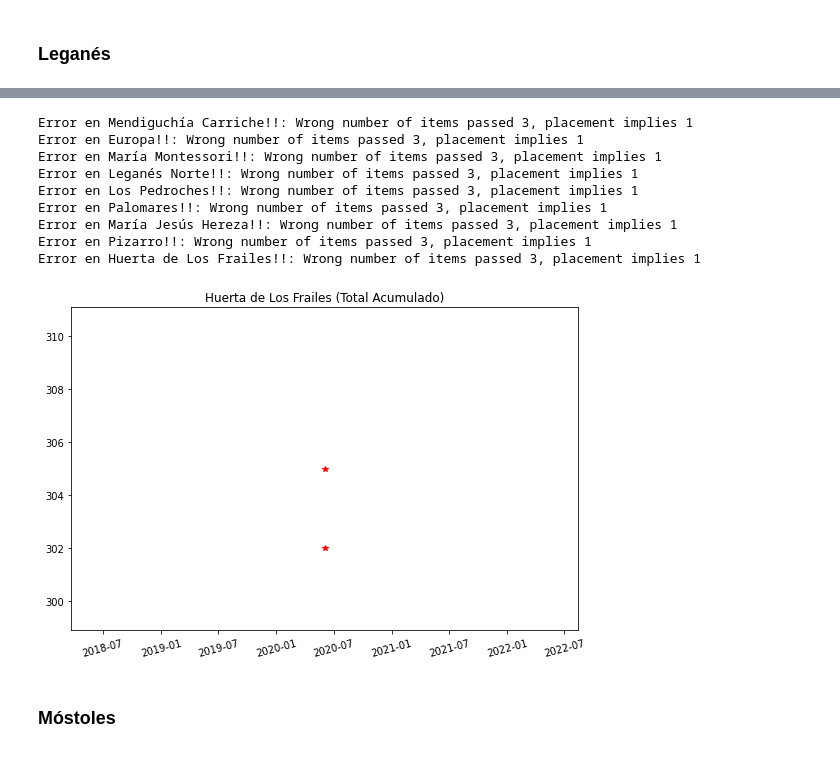
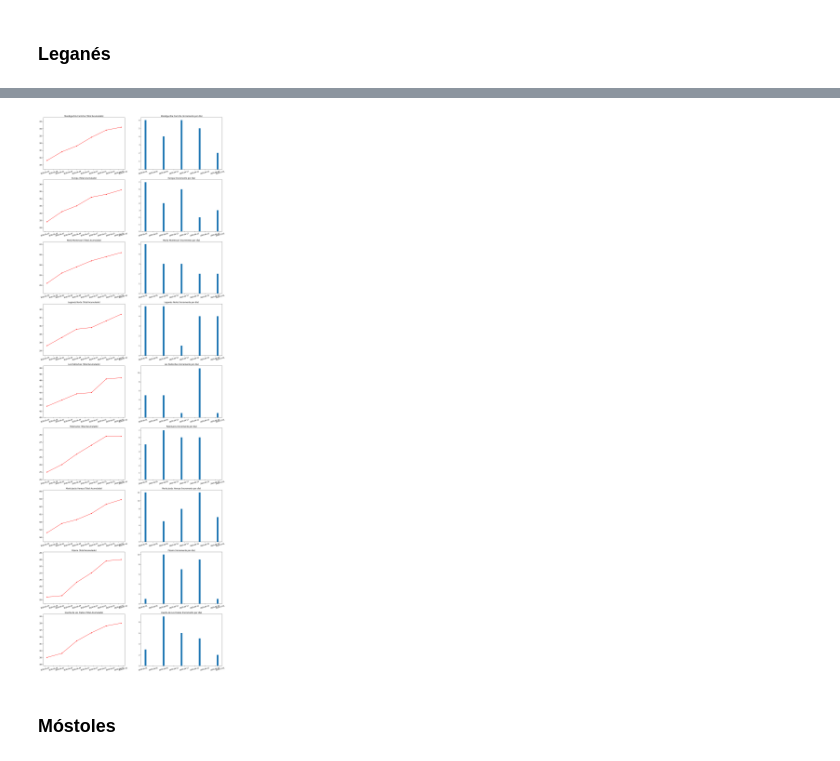
Before and after one commit to giorbernal/covidmadrid, a Jupyter notebook: notebooks/ZonesDetail.ipynb, the cells around one changed output, grey strips where cells are left out. Saved outputs shown, nothing was run; the diff lists cells and outputs as text; code cells hidden in the pictures.

```diff
--- a/notebooks/ZonesDetail.ipynb
+++ b/notebooks/ZonesDetail.ipynb
@@ -21,5 +25,5 @@ IPython.OutputArea.auto_scroll_threshold = 9999;
 # %%
-df=loadCovidData(dataset='zonas', prefix=WORK_FOLDER)
+df=loadCovidData(dataset='zonas_s', prefix=WORK_FOLDER)
 # %% [markdown]
 ## Obtener zonas de salud de una localidad concreta a través de una muestra representativa de localizaciones
 # %% [markdown]
@@ -56,16 +51,7 @@ comparePlaces(df, health_zones_leganes,dataset='zonas')
 # %%
-plotPlaces(df, health_zones_leganes, agg_factor=1, dataset='zonas')
+plotPlaces(df, health_zones_leganes, agg_factor=1, dataset='zonas_s')
 # %% [output]
-Error en Mendiguchía Carriche!!: Wrong number of items passed 3, placement implies 1
-Error en Europa!!: Wrong number of items passed 3, placement implies 1
-Error en María Montessori!!: Wrong number of items passed 3, placement implies 1
-Error en Leganés Norte!!: Wrong number of items passed 3, placement implies 1
-Error en Los Pedroches!!: Wrong number of items passed 3, placement implies 1
-Error en Palomares!!: Wrong number of items passed 3, placement implies 1
-Error en María Jesús Hereza!!: Wrong number of items passed 3, placement implies 1
-Error en Pizarro!!: Wrong number of items passed 3, placement implies 1
-Error en Huerta de Los Frailes!!: Wrong number of items passed 3, placement implies 1
-[figure, old version]
+[figure, new version]
 # %% [markdown]
 ### Móstoles
 # %%
```
Also changed, not shown: parts of 7 cells of this notebook, 6 other files.
